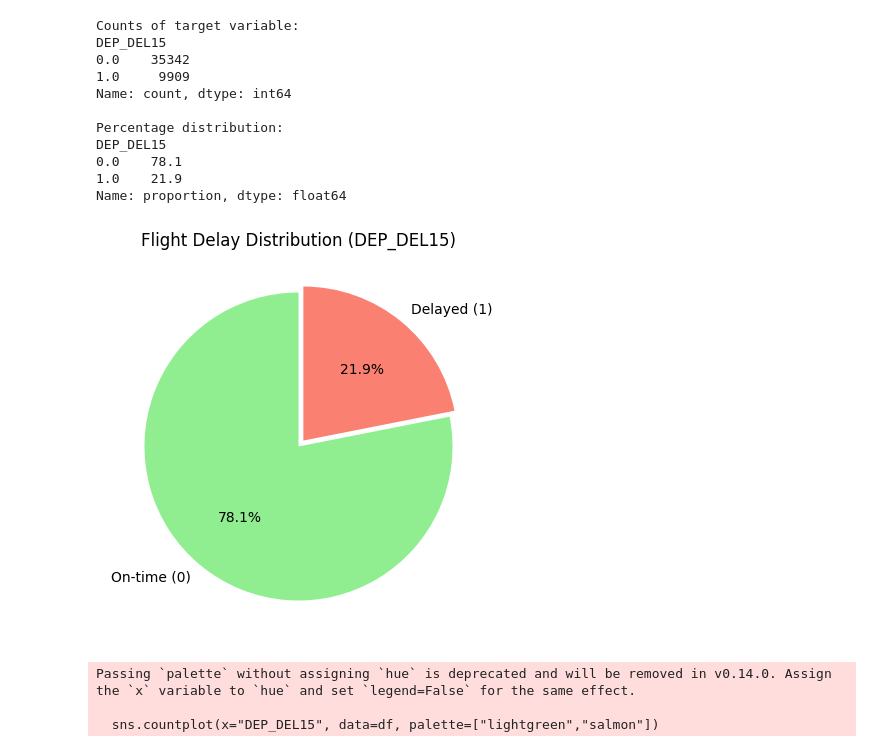
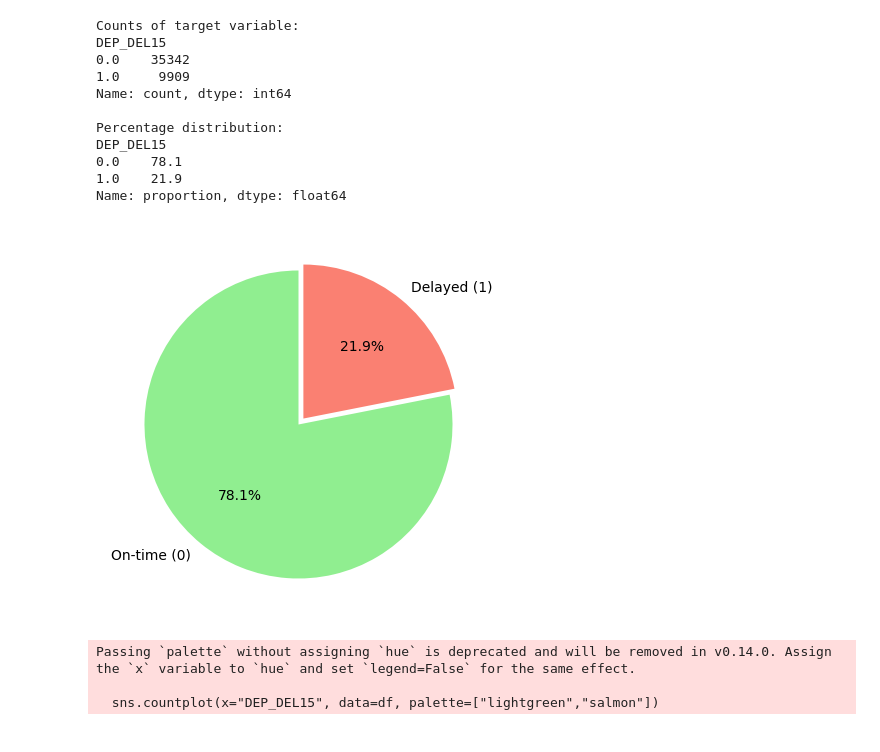
Before and after one commit to cestthanh/USA-flight-delay-prediction, a Jupyter notebook: EDA.ipynb, the cells around one changed output. Drawn from its saved outputs; the diff is of its cells as text; code cells hidden in the pictures.

```diff
--- a/EDA.ipynb
+++ b/EDA.ipynb
@@ -132,17 +132,17 @@ Name: proportion, dtype: float64
 # %%
 # Pie Chart
 
 plt.figure(figsize=(5,5))
 plt.pie(target_counts,
         labels=['On-time (0)','Delayed (1)'],
         autopct='%1.1f%%',
         startangle=90,
         colors=["lightgreen","salmon"],
         explode=(0, 0.05))
-plt.title("Flight Delay Distribution (DEP_DEL15)")
+# plt.title("Flight Delay Distribution (DEP_DEL15)")
 plt.show()
 # %% [output]
-[figure, old version]
+[figure, new version]
 # %%
 # Bar Chart
 
```
Also changed, not shown: parts of 9 cells of this notebook, 5 other files.
